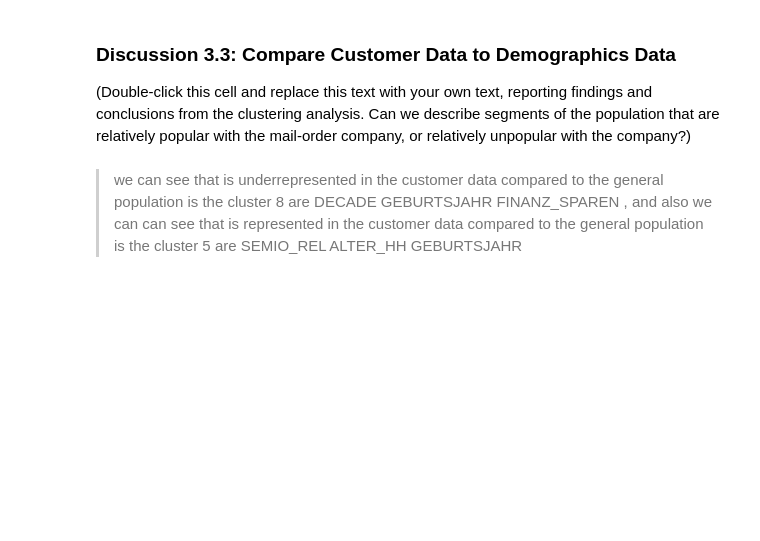
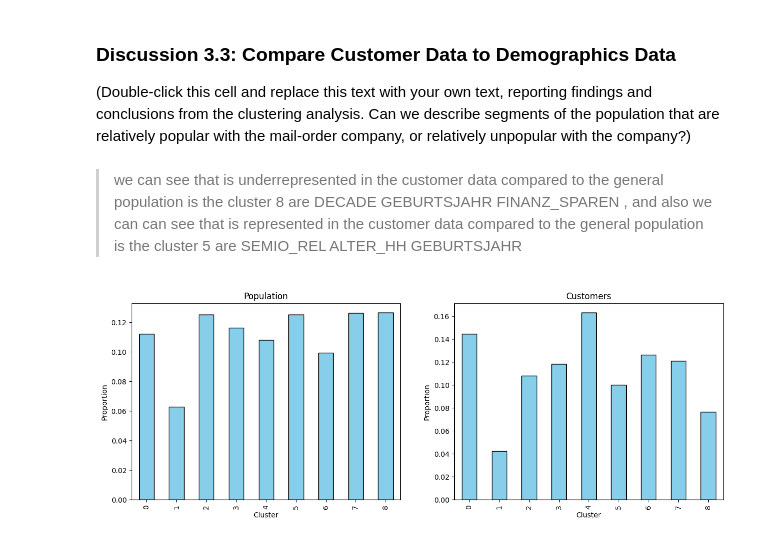
Before and after one commit to rabeeqasem/Identify_Customer_Segments, a Jupyter notebook: Identify_Customer_Segments.ipynb, the cells around one changed output. Saved outputs shown, nothing was run; the diff lists cells and outputs as text; code cells hidden in the pictures; blank space fills up the shorter version.

```diff
--- a/Identify_Customer_Segments.ipynb
+++ b/Identify_Customer_Segments.ipynb
@@ -815,3 +848,17 @@ plt.show()
 (Double-click this cell and replace this text with your own text, reporting findings and conclusions from the clustering analysis. Can we describe segments of the population that are relatively popular with the mail-order company, or relatively unpopular with the company?)
 # %% [markdown]
 > we can see that is underrepresented in the customer data compared to the general population is the cluster 8 are DECADE GEBURTSJAHR  FINANZ_SPAREN , and also we can can see that is represented in the customer data compared to the general population is the cluster 5 are SEMIO_REL ALTER_HH  GEBURTSJAHR
+# %%
+#Barplots of Cluster proportions at the Population and Customer Datasets
+fig, ax = plt.subplots(1, 2, figsize=(15, 5))
+clusters['General'].plot(kind='bar', ax=ax[0], color='skyblue', edgecolor='black')
+ax[0].set_title('Population')
+ax[0].set_xlabel('Cluster')
+ax[0].set_ylabel('Proportion')
+clusters['Customers'].plot(kind='bar', ax=ax[1], color='skyblue', edgecolor='black')
+ax[1].set_title('Customers')
+ax[1].set_xlabel('Cluster')
+ax[1].set_ylabel('Proportion')
+plt.show()
+# %% [output]
+[figure, added]
```
Also changed, not shown: parts of 18 cells of this notebook, 1 other file.
